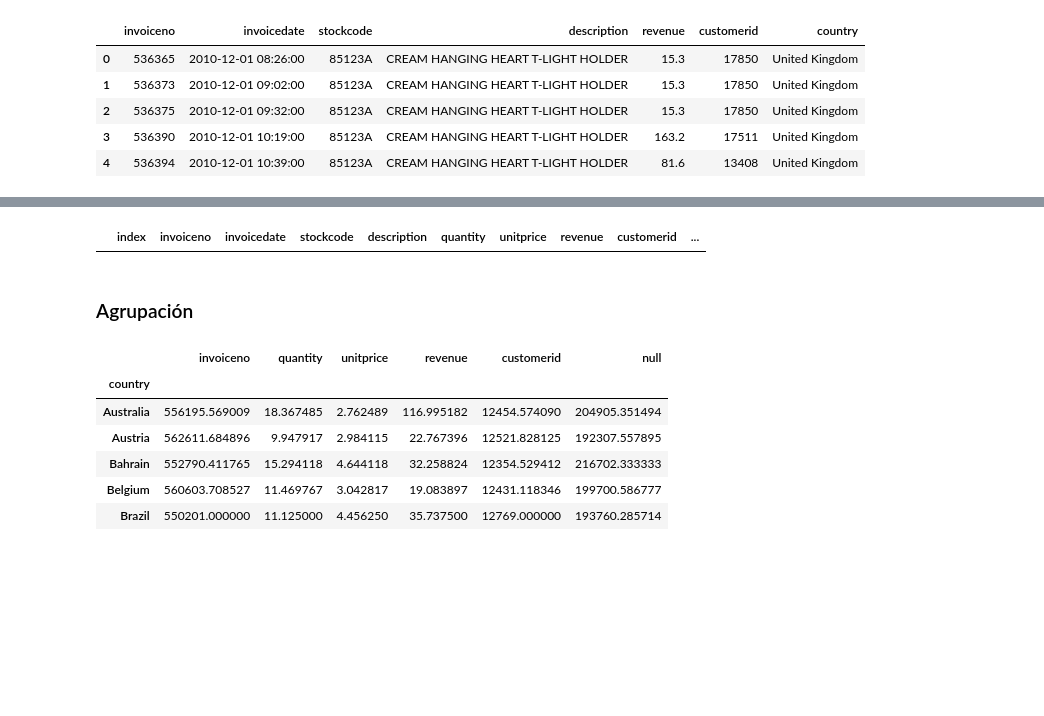
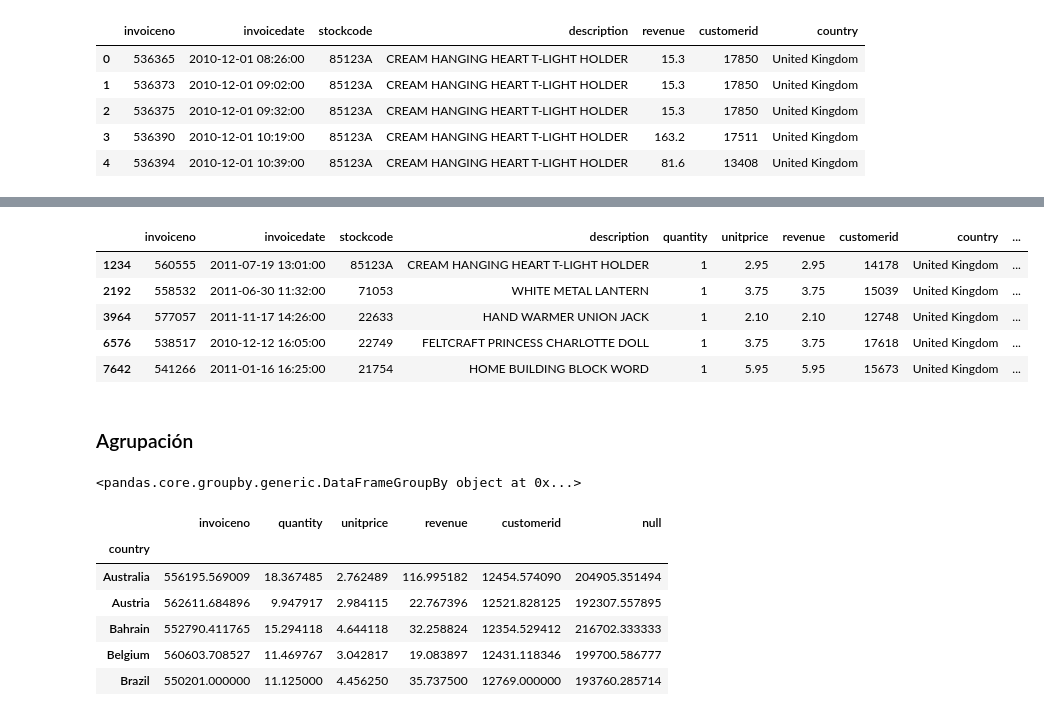
Before and after one commit to Ironhack-Data-Madrid-Abril-2023/apuntes_clase, a Jupyter notebook: semana_2/2.1 - Pandas Deepdive.ipynb, the cells around one changed output, grey strips where cells are left out. Drawn from its saved outputs; the diff is of its cells as text; code cells hidden in the pictures; blank space fills up the shorter version.

```diff
--- a/semana_2/2.1 - Pandas Deepdive.ipynb
+++ b/semana_2/2.1 - Pandas Deepdive.ipynb
@@ -177,4 +104,0 @@ int
-# %%
-df=df.rename(columns={0: 'null'})  # solo una
-
-df.head()
@@ -489,6 +430,4 @@ df.index
 # %% [output]
 RangeIndex(start=0, stop=396034, step=1)
 # %%
-df.index = [str(i) for i in range(len(df))]
-
-df.index[:5]
+df.index = [str(i) for i in df.index]
@@ -504 +462,3 @@ df.iloc[0:5:2]
+# %%
+df.reset_index(drop=True, inplace=True)
 # %%
@@ -524,2 +477,0 @@ Index(['0', '1', '2', '3', '4'], dtype='object')
-# %%
-df.reset_index(inplace=True)
@@ -880,9 +759,18 @@ df.drop_duplicates(subset=['country', 'null']).reset_index(drop=True).head()
 # %%
-df[df.duplicated()]
+df[df.duplicated()].head()  # selecciona el df donde este duplicado
 # %% [output]
-|  | index | invoiceno | invoicedate | stockcode | description | quantity | unitprice | revenue | customerid | ... |
+|  | invoiceno | invoicedate | stockcode | description | quantity | unitprice | revenue | customerid | country | ... |
+| 1234 | 560555 | 2011-07-19 13:01:00 | 85123A | CREAM HANGING HEART T-LIGHT HOLDER | 1 | 2.95 | 2.95 | 14178 | United Kingdom | ... |
+| 2192 | 558532 | 2011-06-30 11:32:00 | 71053 | WHITE METAL LANTERN | 1 | 3.75 | 3.75 | 15039 | United Kingdom | ... |
+| 3964 | 577057 | 2011-11-17 14:26:00 | 22633 | HAND WARMER UNION JACK | 1 | 2.10 | 2.10 | 12748 | United Kingdom | ... |
+| 6576 | 538517 | 2010-12-12 16:05:00 | 22749 | FELTCRAFT PRINCESS CHARLOTTE DOLL | 1 | 3.75 | 3.75 | 17618 | United Kingdom | ... |
+| 7642 | 541266 | 2011-01-16 16:25:00 | 21754 | HOME BUILDING BLOCK WORD | 1 | 5.95 | 5.95 | 15673 | United Kingdom | ... |
 # %% [markdown]
 ### Agrupación
+# %%
+df.groupby('country')
+# %% [output]
+<pandas.core.groupby.generic.DataFrameGroupBy object at 0x...>
 # %%
 # para agrupar SIEMPRE se necesita una funcion de agragacion
 
```
Also changed, not shown: parts of 176 cells of this notebook, 1 other file.
